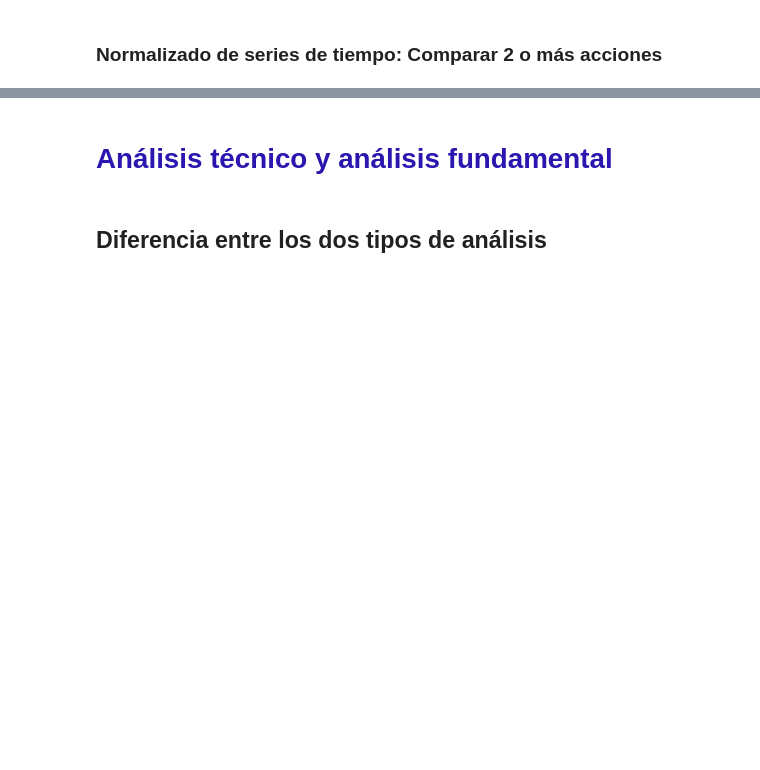
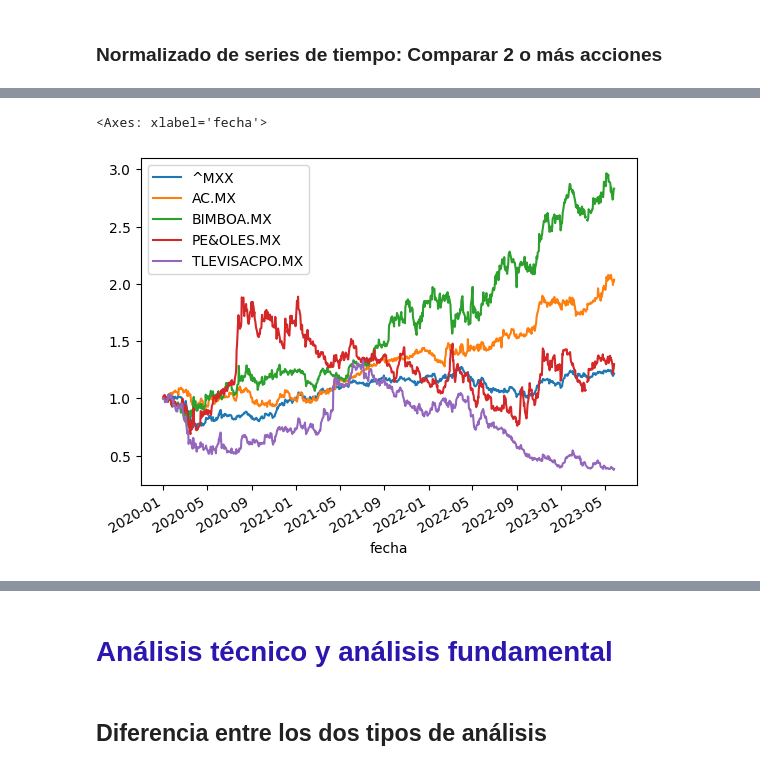
Before and after one commit to carlosdeoncedos/CienciaDatosFinanzas2023_05, a Jupyter notebook: Sesion7_20230529.ipynb, the cells around one changed output, grey strips where cells are left out. Saved outputs shown, nothing was run; the diff lists cells and outputs as text; code cells hidden in the pictures; blank space fills up the shorter version.

```diff
--- a/Sesion7_20230529.ipynb
+++ b/Sesion7_20230529.ipynb
@@ -123,2 +437,5 @@ Pasos a seguir
 # %% [markdown]
 ### Normalizado de series de tiempo: Comparar 2 o más acciones
+# %%
+normalizacion_base1 = cierres / cierres.iloc[0,:]
+normalizacion_base1
@@ -124,0 +457,5 @@ Pasos a seguir
+# %%
+normalizacion_base1.plot()
+# %% [output]
+<Axes: xlabel='fecha'>
+[figure, added]
```
Also changed, not shown: parts of 42 cells of this notebook.
